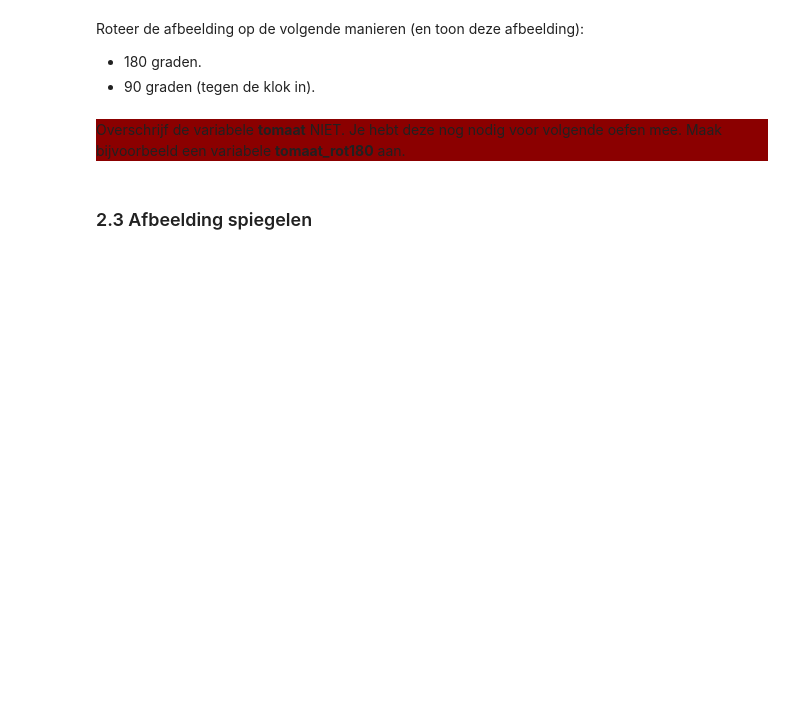
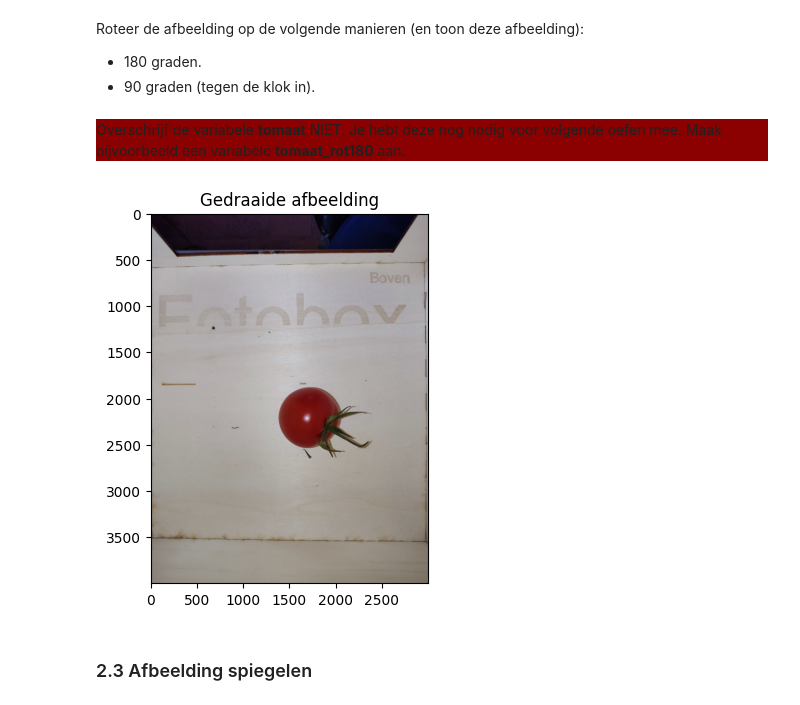
Before and after one commit to semerded/6IICT_PROG4_2023_2024, a Jupyter notebook: hfst_8/objectdetectie/4_YOLOuitbreiden.ipynb, the cells around one changed output. Drawn from its saved outputs; the diff is of its cells as text; code cells hidden in the pictures; blank space fills up the shorter version.

```diff
--- a/hfst_8/objectdetectie/4_YOLOuitbreiden.ipynb
+++ b/hfst_8/objectdetectie/4_YOLOuitbreiden.ipynb
@@ -93,6 +117,11 @@ Overschrijf de variabele <b>tomaat</b> NIET. Je hebt deze nog nodig voor volgend
 </div>
 # %%
 # Roteer tomaat 180° & tegen de klok in 90°.
+# tomaat_rot = cv2.rotate(tomaat, cv2.ROTATE_90_COUNTERCLOCKWISE)
+tomaat_rot = cv2.rotate(tomaat, cv2.ROTATE_180)
+plt_imshow("Gedraaide afbeelding", tomaat_rot)
+# %% [output]
+[figure, added]
 # %% [markdown]
 ### 2.3 Afbeelding spiegelen
 # %% [markdown]
```
Also changed, not shown: parts of 19 cells of this notebook, 14 other files.
